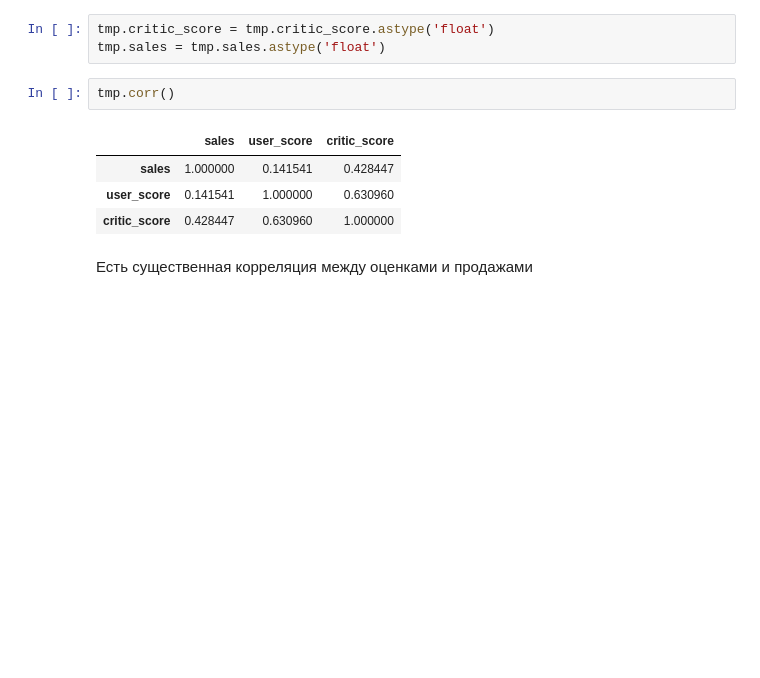
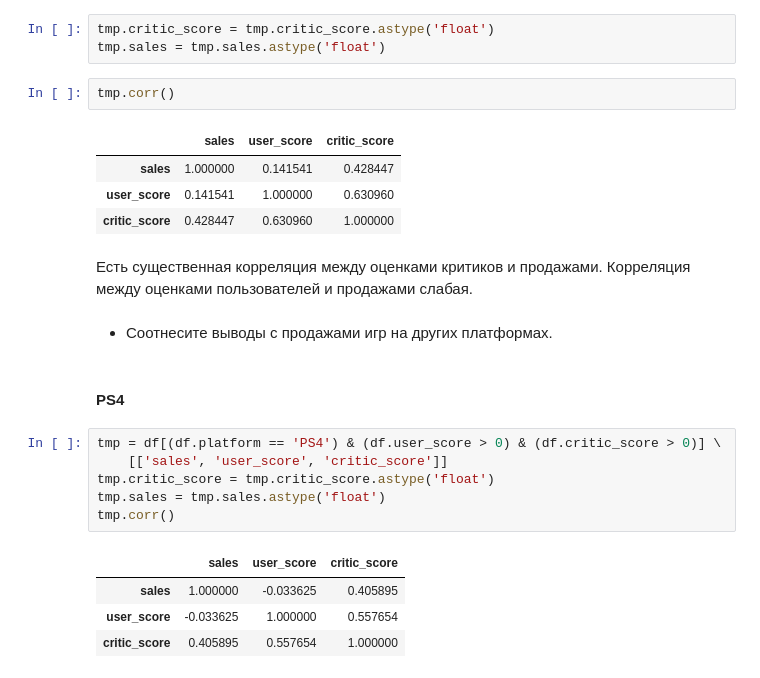
Before and after one commit to nikolai44/data-science-cource, a Jupyter notebook: sprint5/notebook.ipynb, the cells around one changed output. Cells and saved outputs as stored; diff of their text form; blank space fills up the shorter version.

```diff
--- a/sprint5/notebook.ipynb
+++ b/sprint5/notebook.ipynb
@@ -243,4 +247,19 @@ tmp.corr()
 | user_score | 0.141541 | 1.000000 | 0.630960 |
 | critic_score | 0.428447 | 0.630960 | 1.000000 |
 # %% [markdown]
-Есть существенная корреляция между оценками и продажами
+Есть существенная корреляция между оценками критиков и продажами. Корреляция между оценками пользователей и продажами слабая.
+# %% [markdown]
+- Соотнесите выводы с продажами игр на других платформах.
+# %% [markdown]
+#### PS4
+# %%
+tmp = df[(df.platform == 'PS4') & (df.user_score > 0) & (df.critic_score > 0)] \
+    [['sales', 'user_score', 'critic_score']]
+tmp.critic_score = tmp.critic_score.astype('float')
+tmp.sales = tmp.sales.astype('float')
+tmp.corr()
+# %% [output]
+|  | sales | user_score | critic_score |
+| sales | 1.000000 | -0.033625 | 0.405895 |
+| user_score | -0.033625 | 1.000000 | 0.557654 |
+| critic_score | 0.405895 | 0.557654 | 1.000000 |
```
Also changed, not shown: parts of 24 cells of this notebook.
